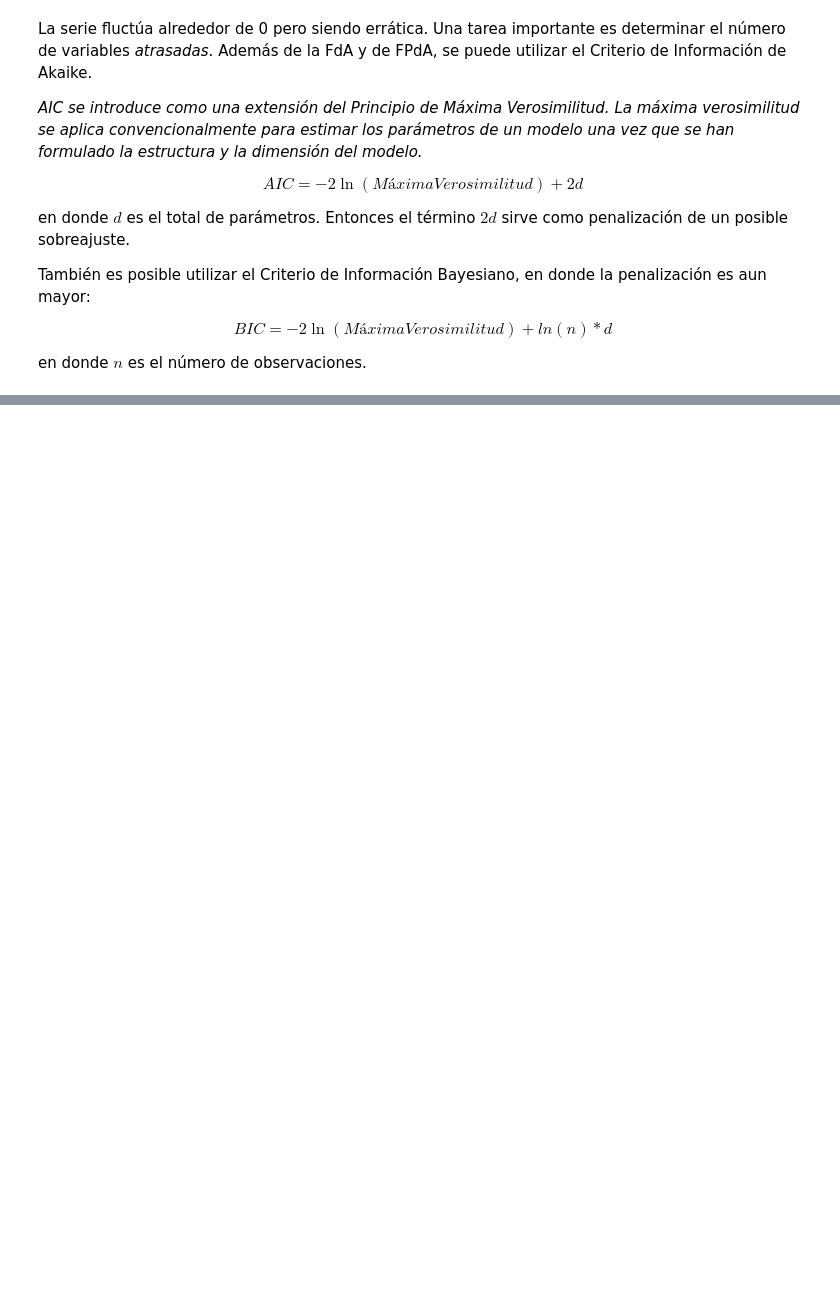
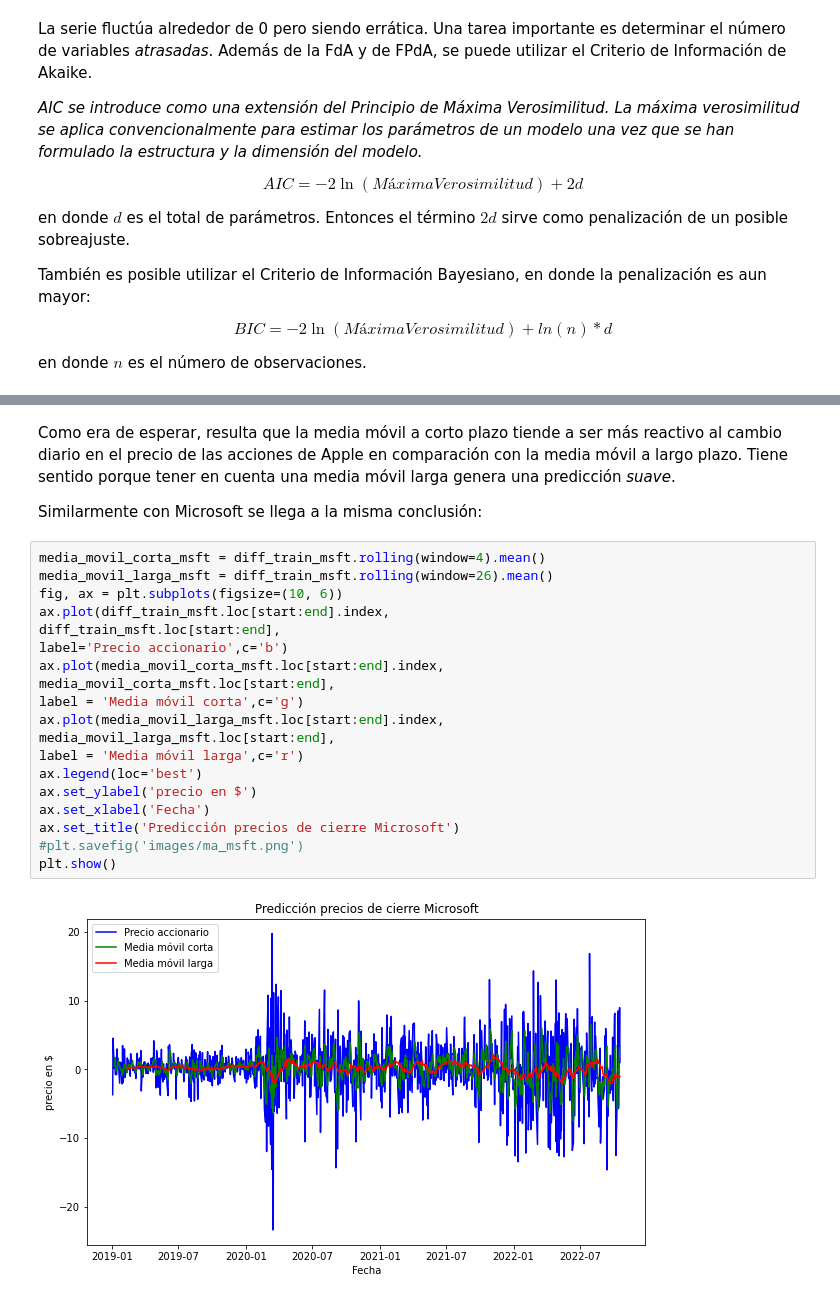
Before and after one commit to KevinArielM/Machine-Learning-Python-, a Jupyter notebook: Modelos de series de tiempo.ipynb, the cells around one changed output, grey strips where cells are left out. Drawn from its saved outputs; the diff is of its cells as text; blank space fills up the shorter version.

```diff
--- a/Modelos de series de tiempo.ipynb
+++ b/Modelos de series de tiempo.ipynb
@@ -50,0 +179,25 @@ en donde $n$ es el número de observaciones.
+# %% [markdown]
+Como era de esperar, resulta que la media móvil a corto plazo tiende a ser más reactivo al cambio diario en el precio de las acciones de Apple en comparación con la media móvil a largo plazo. Tiene sentido porque tener en cuenta una media móvil larga genera una predicción *suave*.
+
+Similarmente con Microsoft se llega a la misma conclusión:
+# %%
+media_movil_corta_msft = diff_train_msft.rolling(window=4).mean()
+media_movil_larga_msft = diff_train_msft.rolling(window=26).mean()
+fig, ax = plt.subplots(figsize=(10, 6))
+ax.plot(diff_train_msft.loc[start:end].index,
+diff_train_msft.loc[start:end],
+label='Precio accionario',c='b')
+ax.plot(media_movil_corta_msft.loc[start:end].index,
+media_movil_corta_msft.loc[start:end],
+label = 'Media móvil corta',c='g')
+ax.plot(media_movil_larga_msft.loc[start:end].index,
+media_movil_larga_msft.loc[start:end],
+label = 'Media móvil larga',c='r')
+ax.legend(loc='best')
+ax.set_ylabel('precio en $')
+ax.set_xlabel('Fecha')
+ax.set_title('Predicción precios de cierre Microsoft')
+#plt.savefig('images/ma_msft.png')
+plt.show()
+# %% [output]
+[figure, added]
```
Also changed, not shown: parts of 29 cells of this notebook.
